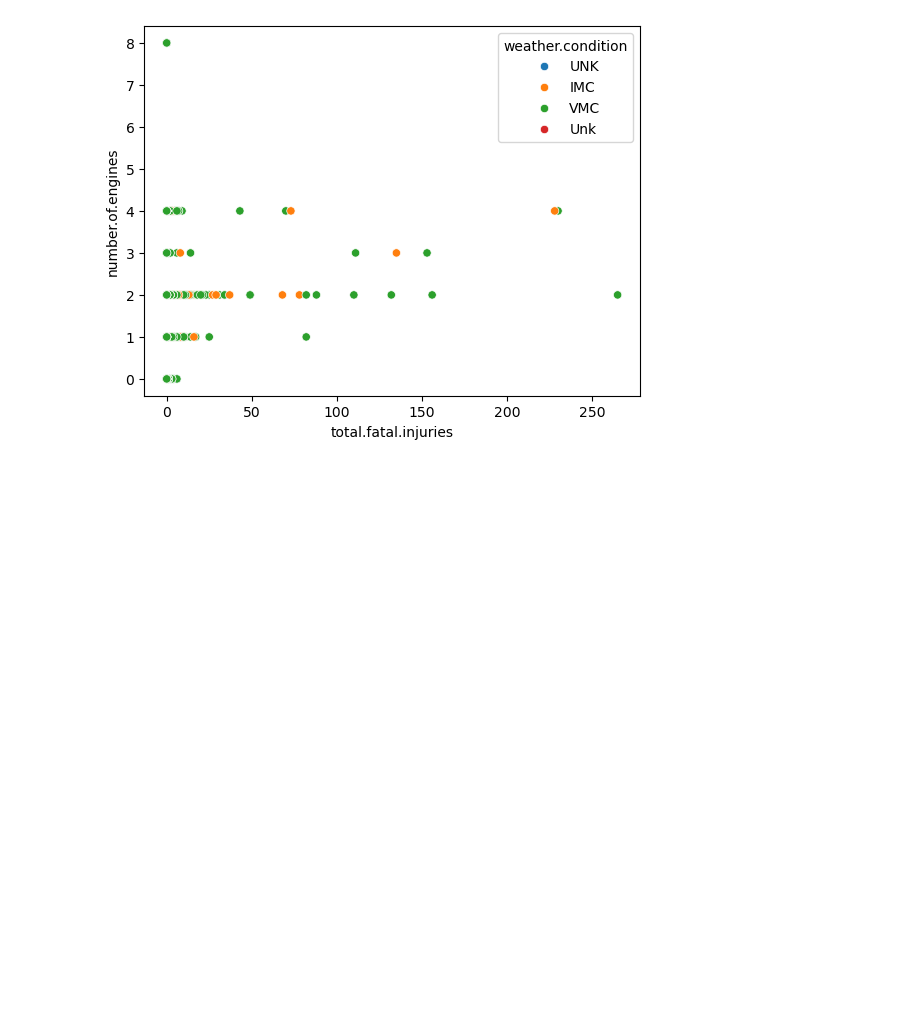
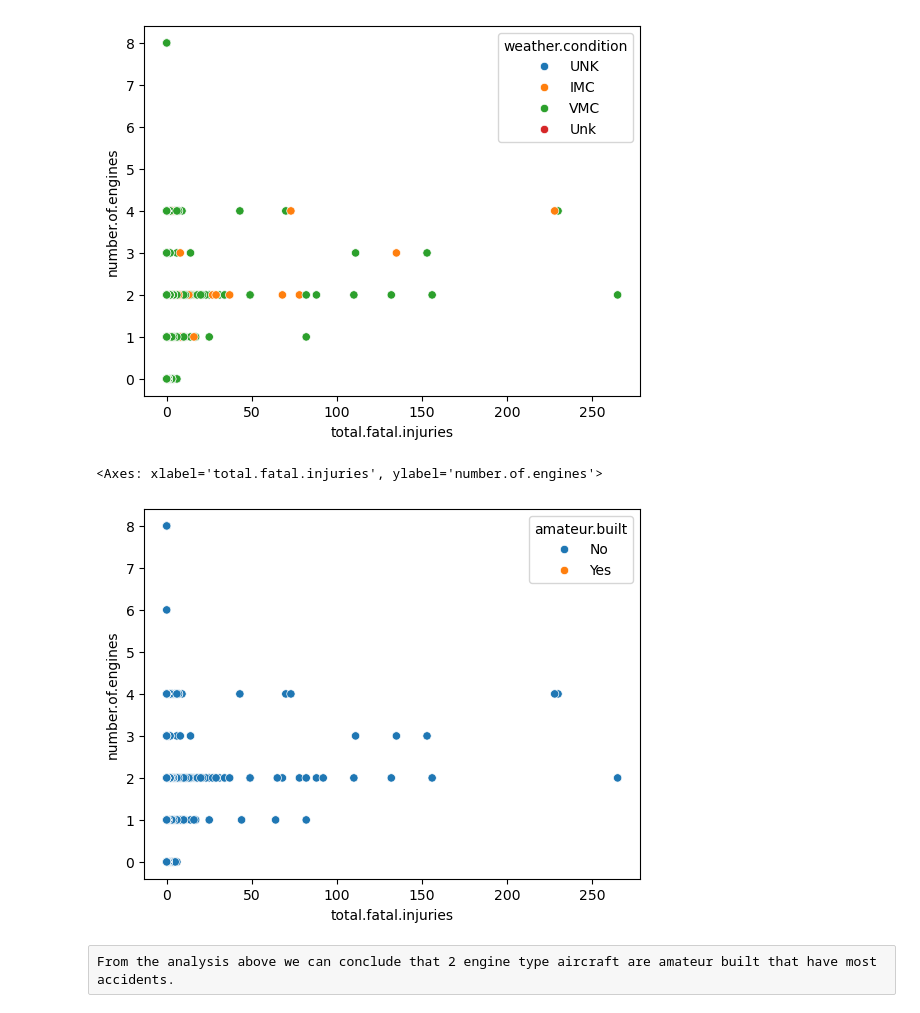
Before and after one commit to hadasssahamase/dsc-phase-1-project-v3, a Jupyter notebook: student.ipynb, the cells around one changed output. Cells and saved outputs as stored; diff of their text form; code cells hidden in the pictures; blank space fills up the shorter version.

Commit message:
updated data
updates on clean data

```diff
--- a/student.ipynb
+++ b/student.ipynb
@@ -535,5 +533,12 @@ sns.scatterplot(x='total.fatal.injuries',y='number.of.engines',data=df1,hue='wea
 # %% [output]
 <Axes: xlabel='total.fatal.injuries', ylabel='number.of.engines'>
 [figure]
+# %%
+sns.scatterplot(x='total.fatal.injuries',y='number.of.engines',data=df1,hue='amateur.built')
+# %% [output]
+<Axes: xlabel='total.fatal.injuries', ylabel='number.of.engines'>
+[figure, added]
+# %% [raw]
+From the analysis above we can conclude that 2 engine type aircraft are amateur built that have most accidents.
 # %%
 # saving the clean data set
```
Also changed, not shown: parts of 2 cells of this notebook, 1 other file.
